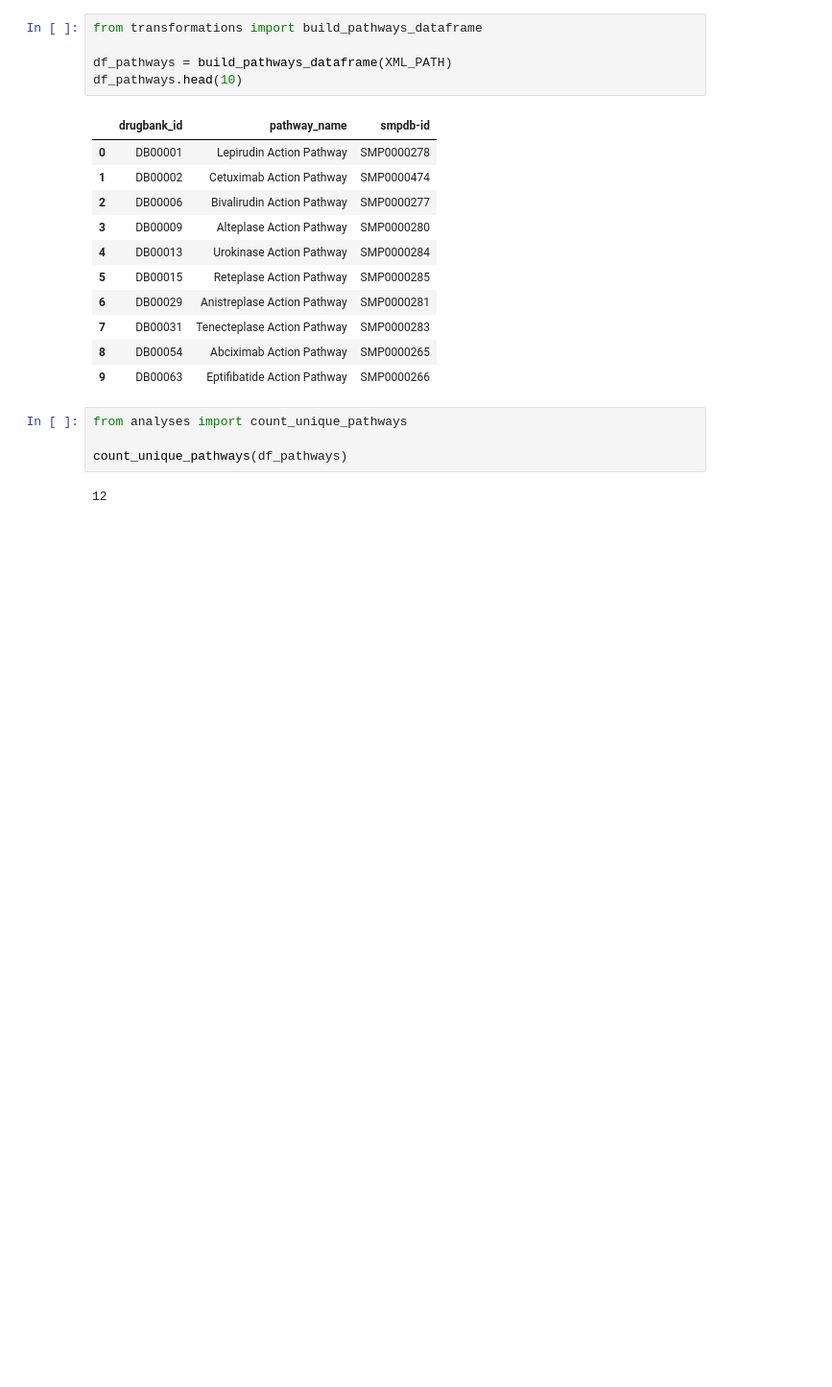
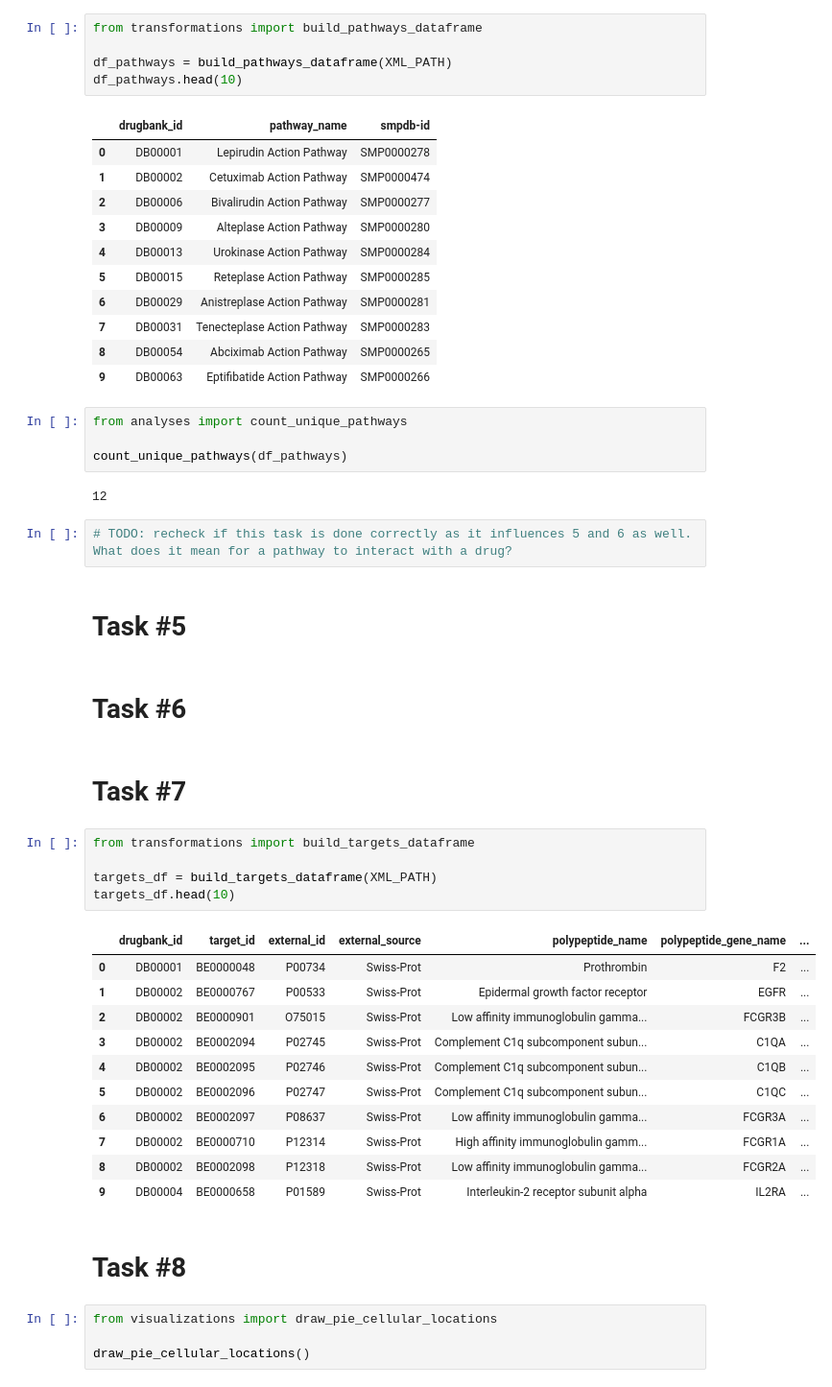
Before and after one commit to tkoso/Drugbank-Data-Analysis, a Jupyter notebook: notebooks/final_report.ipynb, the cells around one changed output. Shown: that part at 96% size. Saved outputs shown, nothing was run; the diff lists cells and outputs as text; blank space fills up the shorter version.

Commit message:
target dataframe and pie chart added

```diff
--- a/notebooks/final_report.ipynb
+++ b/notebooks/final_report.ipynb
@@ -93,3 +95,34 @@ from analyses import count_unique_pathways
 count_unique_pathways(df_pathways)
 # %% [output]
 12
+# %%
+# TODO: recheck if this task is done correctly as it influences 5 and 6 as well. What does it mean for a pathway to interact with a drug?
+# %% [markdown]
+# Task #5
+# %% [markdown]
+# Task #6
+# %% [markdown]
+# Task #7
+# %%
+from transformations import build_targets_dataframe
+
+targets_df = build_targets_dataframe(XML_PATH)
+targets_df.head(10)
+# %% [output]
+|  | drugbank_id | target_id | external_id | external_source | polypeptide_name | polypeptide_gene_name | ... |
+| 0 | DB00001 | BE0000048 | P00734 | Swiss-Prot | Prothrombin | F2 | ... |
+| 1 | DB00002 | BE0000767 | P00533 | Swiss-Prot | Epidermal growth factor receptor | EGFR | ... |
+| 2 | DB00002 | BE0000901 | O75015 | Swiss-Prot | Low affinity immunoglobulin gamma... | FCGR3B | ... |
+| 3 | DB00002 | BE0002094 | P02745 | Swiss-Prot | Complement C1q subcomponent subun... | C1QA | ... |
+| 4 | DB00002 | BE0002095 | P02746 | Swiss-Prot | Complement C1q subcomponent subun... | C1QB | ... |
+| 5 | DB00002 | BE0002096 | P02747 | Swiss-Prot | Complement C1q subcomponent subun... | C1QC | ... |
+| 6 | DB00002 | BE0002097 | P08637 | Swiss-Prot | Low affinity immunoglobulin gamma... | FCGR3A | ... |
+| 7 | DB00002 | BE0000710 | P12314 | Swiss-Prot | High affinity immunoglobulin gamm... | FCGR1A | ... |
+| 8 | DB00002 | BE0002098 | P12318 | Swiss-Prot | Low affinity immunoglobulin gamma... | FCGR2A | ... |
+| 9 | DB00004 | BE0000658 | P01589 | Swiss-Prot | Interleukin-2 receptor subunit alpha | IL2RA | ... |
+# %% [markdown]
+# Task #8
+# %%
+from visualizations import draw_pie_cellular_locations
+
+draw_pie_cellular_locations()
```
Also changed, not shown: parts of 2 cells of this notebook, 3 other files.
